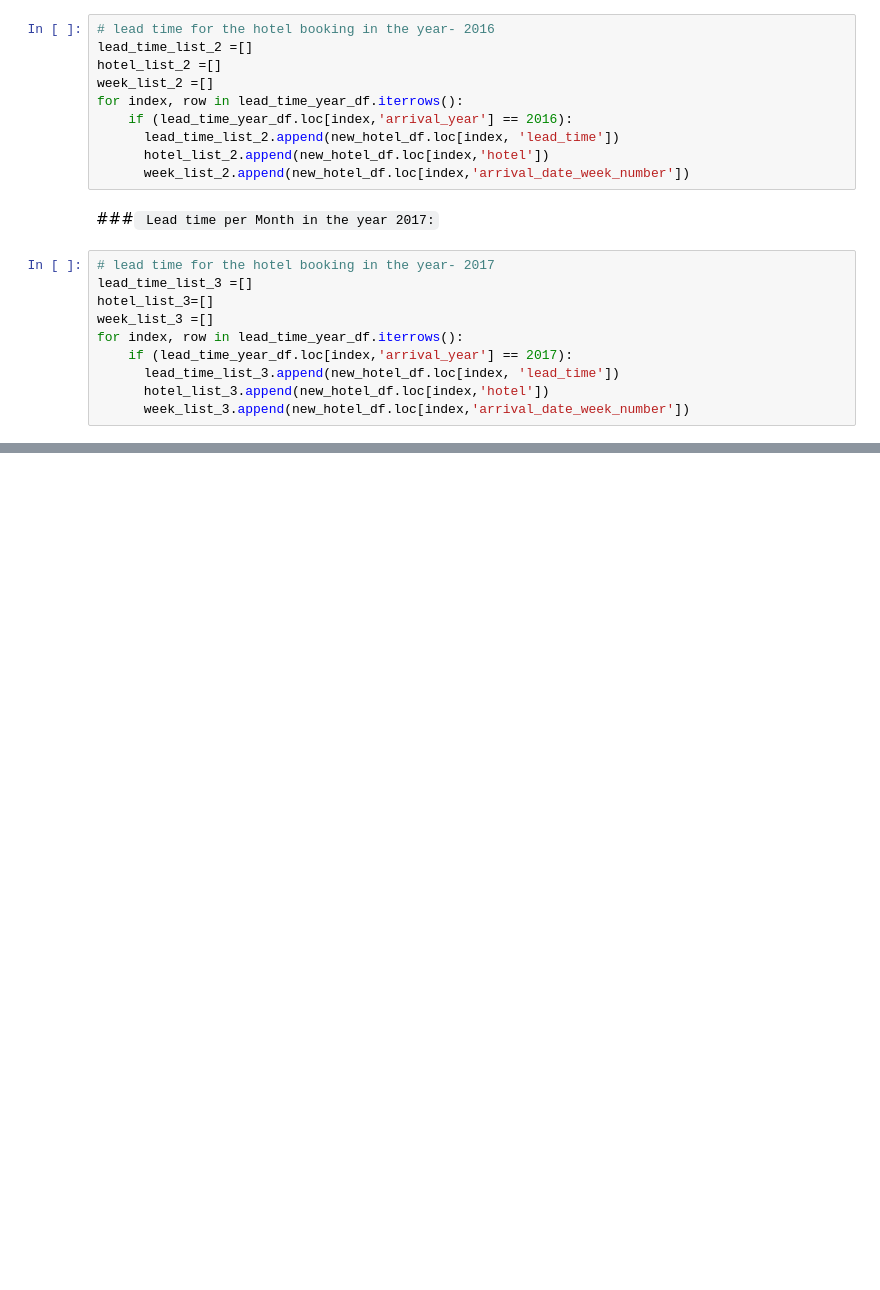
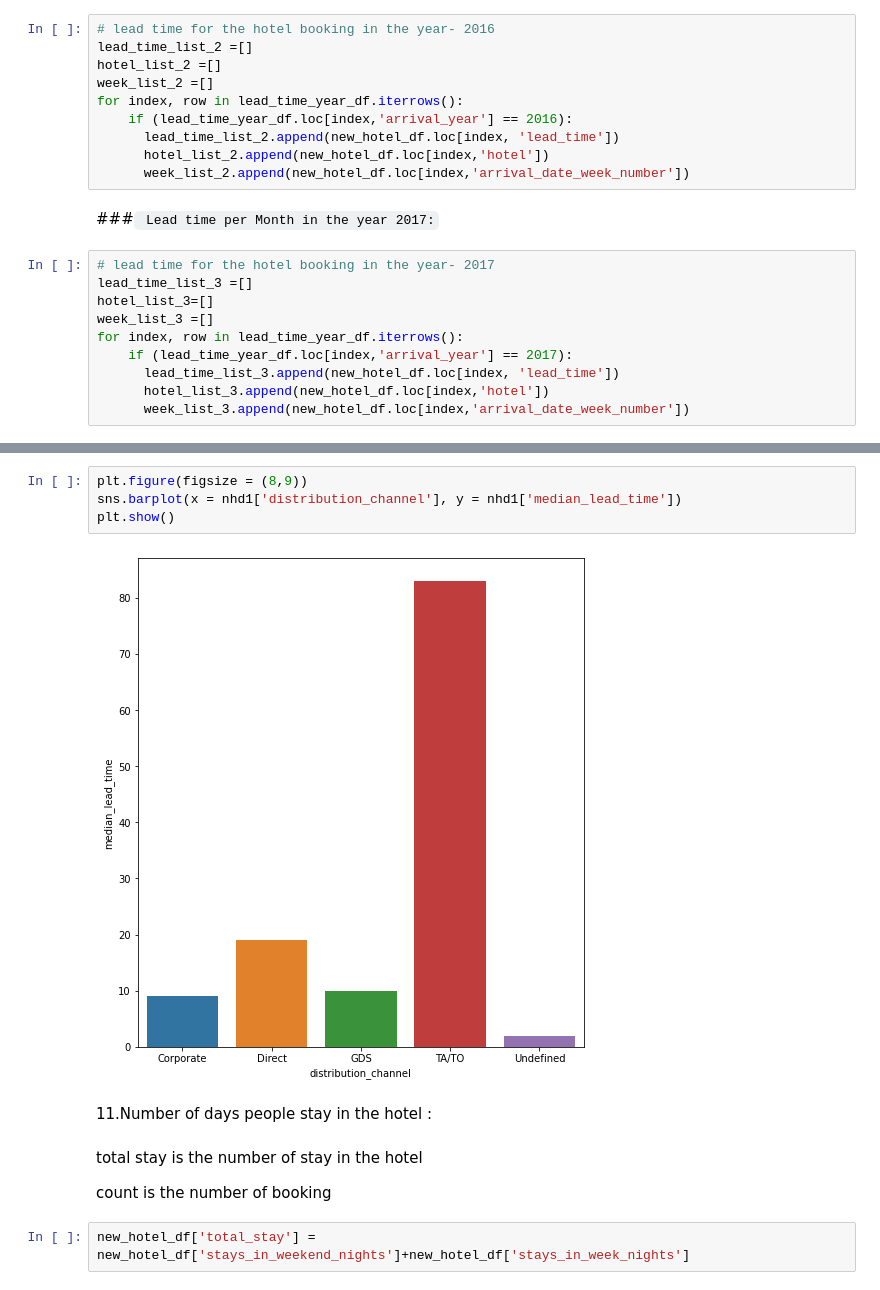
Before and after one commit to KapilNarayanSingh/hotel-booking-analysis, a Jupyter notebook: Hotel_Booking_Analysis_Capstone_Project.ipynb, the cells around one changed output, grey strips where cells are left out. Cells and saved outputs as stored; diff of their text form; blank space fills up the shorter version.

```diff
--- a/Hotel_Booking_Analysis_Capstone_Project.ipynb
+++ b/Hotel_Booking_Analysis_Capstone_Project.ipynb
@@ -521,0 +536,14 @@ density plot visuvalization is used in in the above analysis for
+# %%
+plt.figure(figsize = (8,9))
+sns.barplot(x = nhd1['distribution_channel'], y = nhd1['median_lead_time'])
+plt.show()
+# %% [output]
+[figure, added]
+# %% [markdown]
+11.Number of days people stay in the hotel :
+# %% [markdown]
+total stay is the number of stay in the hotel
+
+count is the number of booking
+# %%
+new_hotel_df['total_stay'] = new_hotel_df['stays_in_weekend_nights']+new_hotel_df['stays_in_week_nights']
```
Also changed, not shown: parts of 12 cells of this notebook.
